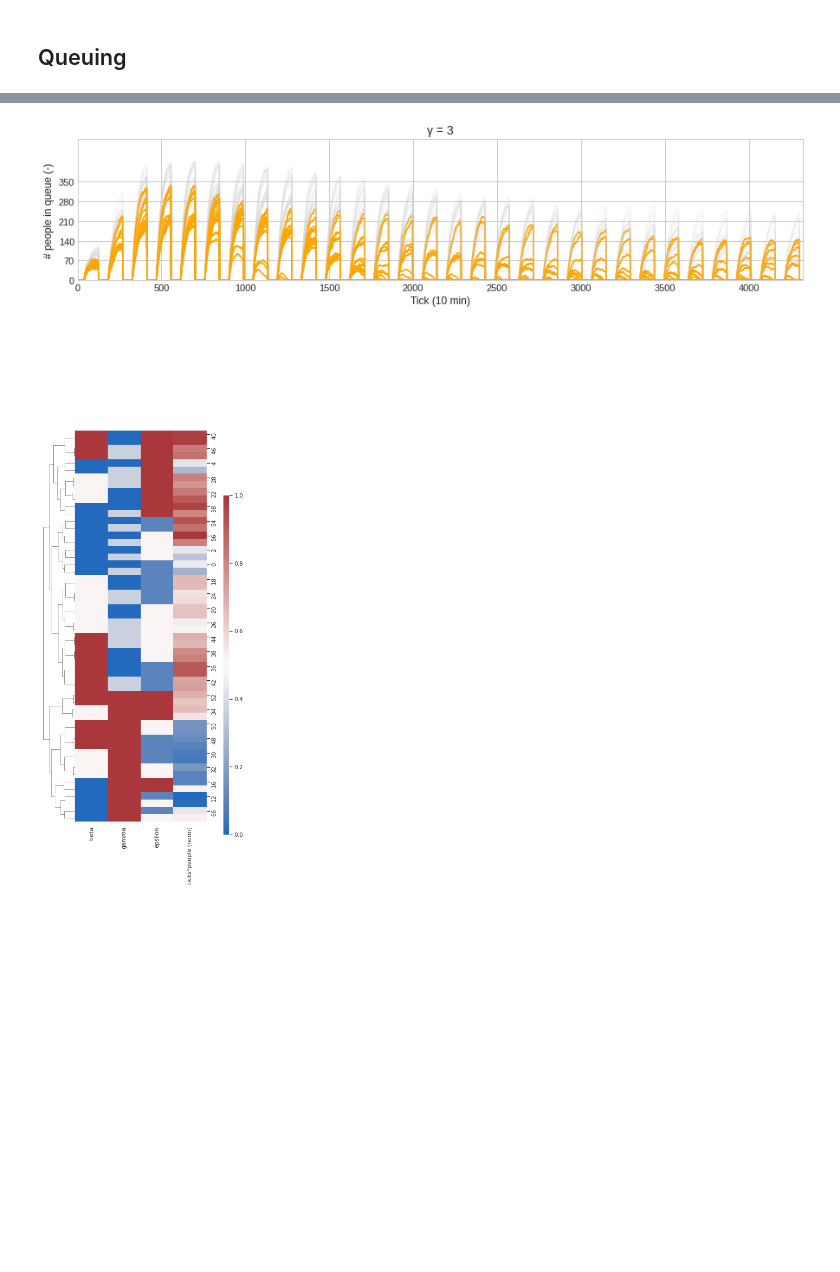
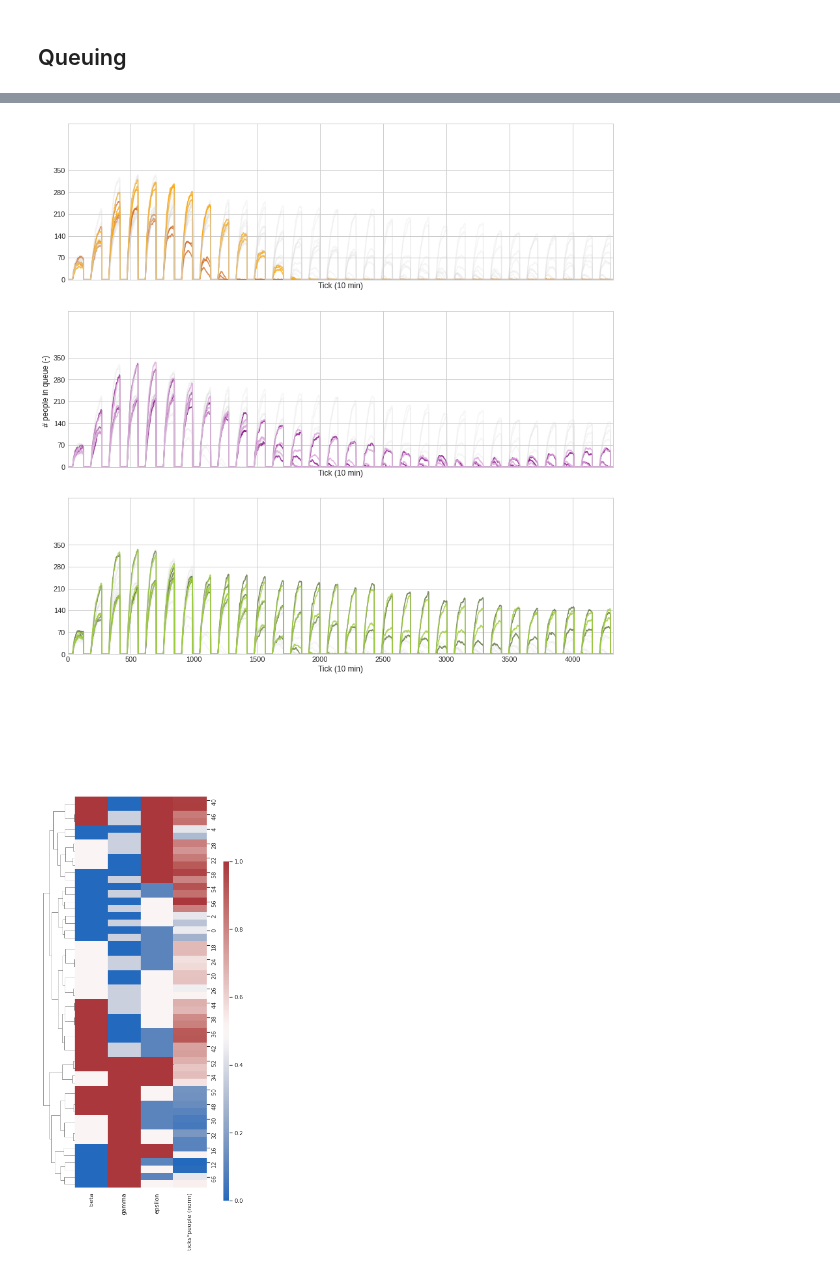
Before and after one commit to daanieo/FATM_ABM, a Jupyter notebook: results/sampling_base/Interpretation_sampling_base.ipynb, the cells around one changed output, grey strips where cells are left out. Cells and saved outputs as stored; diff of their text form; code cells hidden in the pictures; blank space fills up the shorter version.

```diff
--- a/results/sampling_base/Interpretation_sampling_base.ipynb
+++ b/results/sampling_base/Interpretation_sampling_base.ipynb
@@ -45,14 +329,21 @@ labels = ['γ = 3', 'γ = 7', 'γ = 21']
 # plt.title("")
 
 for i in d:
+
+    for a in ax:
+        a.set_xlim([0,4320])
+        a.set_ylabel("Missed consumption, cum. of households (kg)")
+        a.set_xticks(ticks_labels(5)[0])
+        a.set_xticklabels(ticks_labels(5)[1])
+
     for j in d[i]:
         if input_vars.parallel_served_full[j] == 6.0:
-            ax[0].plot( x, data.o1[data.o0==j],color='lightgrey', alpha=0.2)
-            ax[1].plot( x, data.o1[data.o0==j],color=colors[i], alpha=.75)
+            ax[0].plot( x, data.o2[data.o0==j],color='lightgrey', alpha=0.2)
+            ax[1].plot( x, data.o2[data.o0==j],color=colors[i], alpha=.75)
 
         else:
-            ax[0].plot( x, data.o1[data.o0==j],color=colors[i], alpha=.75)
-            ax[1].plot( x, data.o1[data.o0==j],color='lightgrey', alpha=.75)
+            ax[0].plot( x, data.o2[data.o0==j],color=colors[i], alpha=.75)
+            ax[1].plot( x, data.o2[data.o0==j],color='lightgrey', alpha=.75)
 
 for a in ax:
     a.set_ylabel("Cumulative unsatisfied consumption (kg)")
@@ -424,30 +551,42 @@ plt.show()
 # %%
 nb_facs = 1
 nb_clusters = 1
-fig, ax  = plt.subplots(nb_facs, nb_clusters,sharex=True, sharey=True,figsize=(15,3))#,gridspec_kw={'width_ratios': width_ratios})
-f=6
-for c in range(nb_clusters):
-    for i in d[c]:
-        if input_vars.parallel_served_full[i] == 6.0:
-            ax.plot(x,data[data.o0==i].iloc[:,f+3],color='lightgrey',alpha=0.2)
-        else:
-            ax.plot(x,data[data.o0==i].iloc[:,f+3],color='orange')
+fig, ax  = plt.subplots(3,1,sharex=True, sharey=True,figsize=(15,15))#,gridspec_kw={'width_ratios': width_ratios})
+f=5
 
-        ax.set_xlim([0,4320])
-        ax.set_ylim([0,500])
-#         ax[0].set_ylabel("$\mathit{Fac %s}$"%f,rotation='horizontal',fontsize=12)
-        ax.set_yticks([0,70,140,210,280,350])
-        ax.set_title(labels[c],fontsize=14)
-    ax.set_xlabel("Tick (10 min)")
+colors = {}
+colors[0] = ['lightgrey','lightgrey']
+colors[1] = ['chocolate','orange','lightgrey']
+colors[2] = ['purple','plum','lightgrey']
+colors[3] = ['darkolivegreen','yellowgreen','lightgrey']
+
+for i in d[0]:
+    if input_vars.parallel_served_full[i] == 7.8:
+
+        for a in ax:
+            a.plot(x,data[data.o0==i].iloc[:,f+4],color='lightgrey',alpha=0.2)
+            a.set_xlim([0,4320])
+            a.set_ylim([0,500])
+        #         ax[0].set_ylabel("$\mathit{Fac %s}$"%f,rotation='horizontal',fontsize=12)
+            a.set_yticks([0,70,140,210,280,350])
+#     ax.set_title(labels[c],fontsize=14)
+            a.set_xlabel("Tick (10 min)")
+#         if input_vars.beta[i] == 0.0:# or input_vars.beta[i] == 1.0:
+        ind = int(np.round(input_vars.alpha[i]))
+        indb = int((input_vars.beta[i])*2)
+        ax[indb].plot(x,data[data.o0==i].iloc[:,f+4],color=colors[indb+1][ind],alpha=0.75)
+#         if input_vars.beta[i] == 1.0:#0.0 and input_vars.epsilon[i] == 1.0:# or input_vars.beta[i] == 1.0:
+#             ind = int(np.round(input_vars.alpha[i]))
+#             ax[1].plot(x,data[data.o0==i].iloc[:,f+4],color=colors[2][ind],alpha=0.75)
 
 fig.text(0.095, 0.5, '# people in queue (-)', va='center', ha='center', rotation='vertical',fontsize=12)
 # fig.text(0.5, 0.91, 'Number of people queueing; categorised per cluster, day 0-30', va='center', ha='center', rotation='horizontal',fontsize=16)
 
 # fig.savefig("/home/daan/Desktop/fac5queue_clustered.png")
 
 plt.show()
 # %% [output]
-[figure, old version]
+[figure, new version]
 # %%
 # Clustermap of gamma = 3, normalised last value (change index of d to get other values for gamma)
 uc_endvals_dict = {}
```
Also changed, not shown: parts of 22 cells of this notebook, 1 other file.
